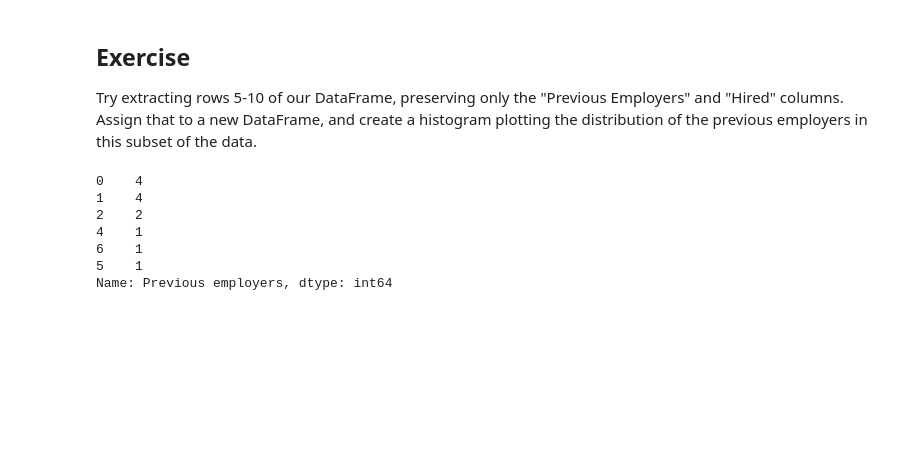
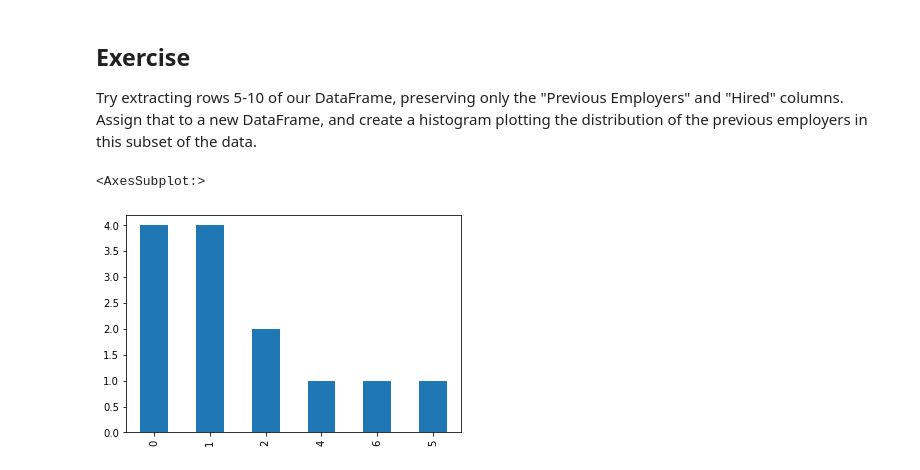
Before and after one commit to Vozikis/machine-learning, a Jupyter notebook: MLCourse/PandasTutorial.ipynb, the cells around one changed output. Drawn from its saved outputs; the diff is of its cells as text; code cells hidden in the pictures; blank space fills up the shorter version.

```diff
--- a/MLCourse/PandasTutorial.ipynb
+++ b/MLCourse/PandasTutorial.ipynb
@@ -191,15 +191,11 @@ degree_counts.plot(kind='bar')
 
 Try extracting rows 5-10 of our DataFrame, preserving only the "Previous Employers" and "Hired" columns. Assign that to a new DataFrame, and create a histogram plotting the distribution of the previous employers in this subset of the data.
 # %%
-df[['Hired', 'Previous employers']]
+df[['Hired', 'Previous employers']][5:11]
+
 count=df['Previous employers'].value_counts()
 count
-#count.plot(kind='bar')
+count.plot(kind='bar')
 # %% [output]
-0    4
-1    4
-2    2
-4    1
-6    1
-5    1
-Name: Previous employers, dtype: int64
+<AxesSubplot:>
+[figure, added]
```
